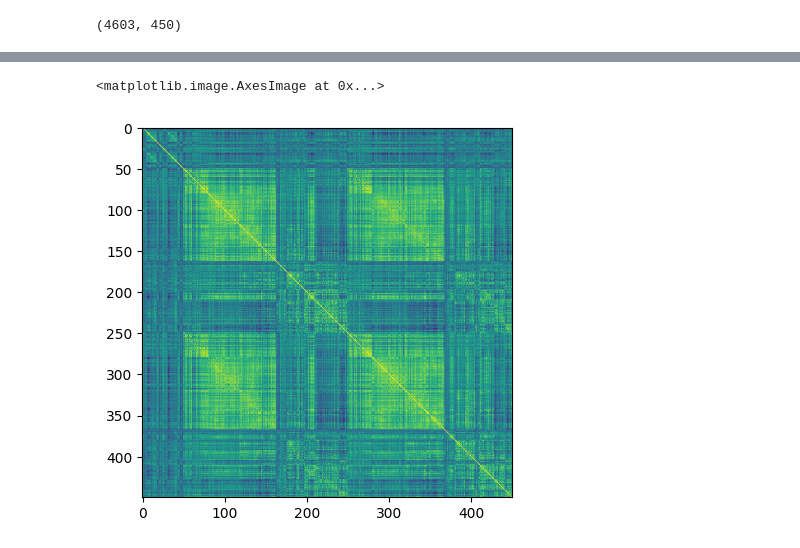
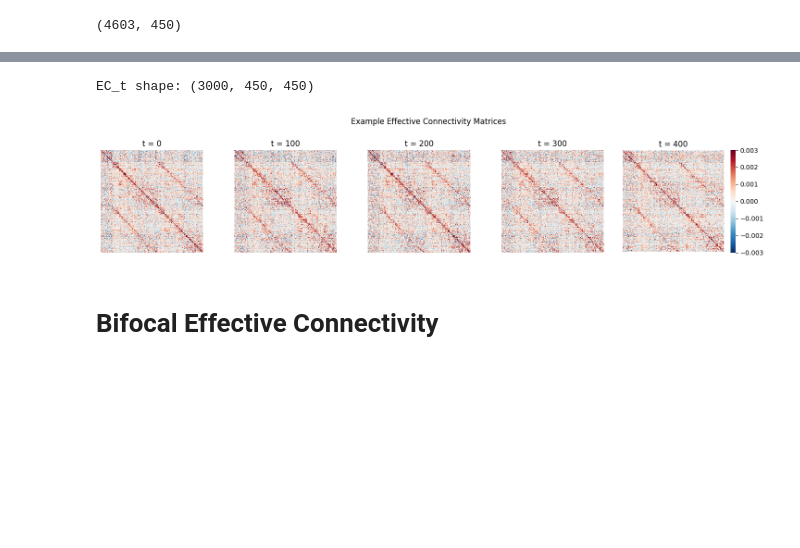
Before and after one commit to grabuffo/BrainStim_ANN_fMRI_HCP, a Jupyter notebook: notebooks/HCP_ANN_Connectiviy.ipynb, the cells around one changed output, grey strips where cells are left out. Cells and saved outputs as stored; diff of their text form; code cells hidden in the pictures; blank space fills up the shorter version.

```diff
--- a/notebooks/HCP_ANN_Connectiviy.ipynb
+++ b/notebooks/HCP_ANN_Connectiviy.ipynb
@@ -358,5 +202,40 @@ plt.colorbar()
-# %%
-plt.imshow(FC)
-# %% [output]
-<matplotlib.image.AxesImage at 0x...>
-[figure, removed]
+# %%
+import matplotlib.pyplot as plt
+import seaborn as sns
+import numpy as np
+
+# Assume EC_t is already loaded and has shape (3000, 450, 450)
+print("EC_t shape:", EC_t.shape)
+
+# Select time points to visualize
+times = [0, 100, 200, 300, 400]
+
+# Plot parameters
+vmin, vmax = -0.003, 0.003
+cmap = "RdBu_r"  # reversed so red = positive, blue = negative
+
+# Create figure
+fig, axes = plt.subplots(1, len(times), figsize=(15, 3))
+
+for i, t in enumerate(times):
+    ax = axes[i]
+    sns.heatmap(
+        EC_t[t],
+        ax=ax,
+        cmap=cmap,
+        vmin=vmin, vmax=vmax,
+        cbar=(i == len(times) - 1),  # show colorbar only on last
+        square=True,
+        xticklabels=False,
+        yticklabels=False
+    )
+    ax.set_title(f"t = {t}")
+
+plt.suptitle("Example Effective Connectivity Matrices", fontsize=12, y=1.05)
+plt.tight_layout()
+plt.show()
+# %% [output]
+EC_t shape: (3000, 450, 450)
+[figure, added]
+# %% [markdown]
+# Bifocal Effective Connectivity
```
Also changed, not shown: parts of 14 cells of this notebook.
